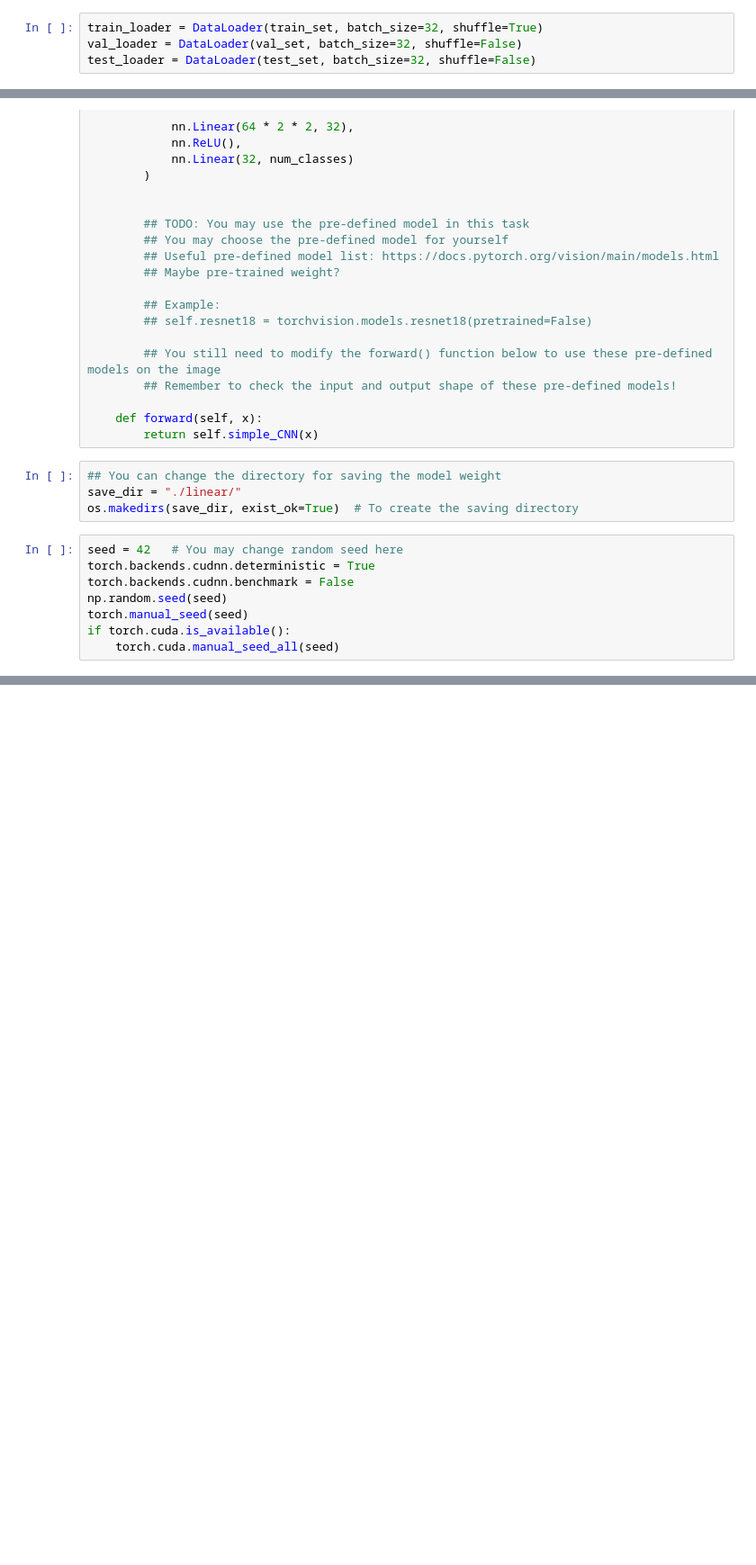
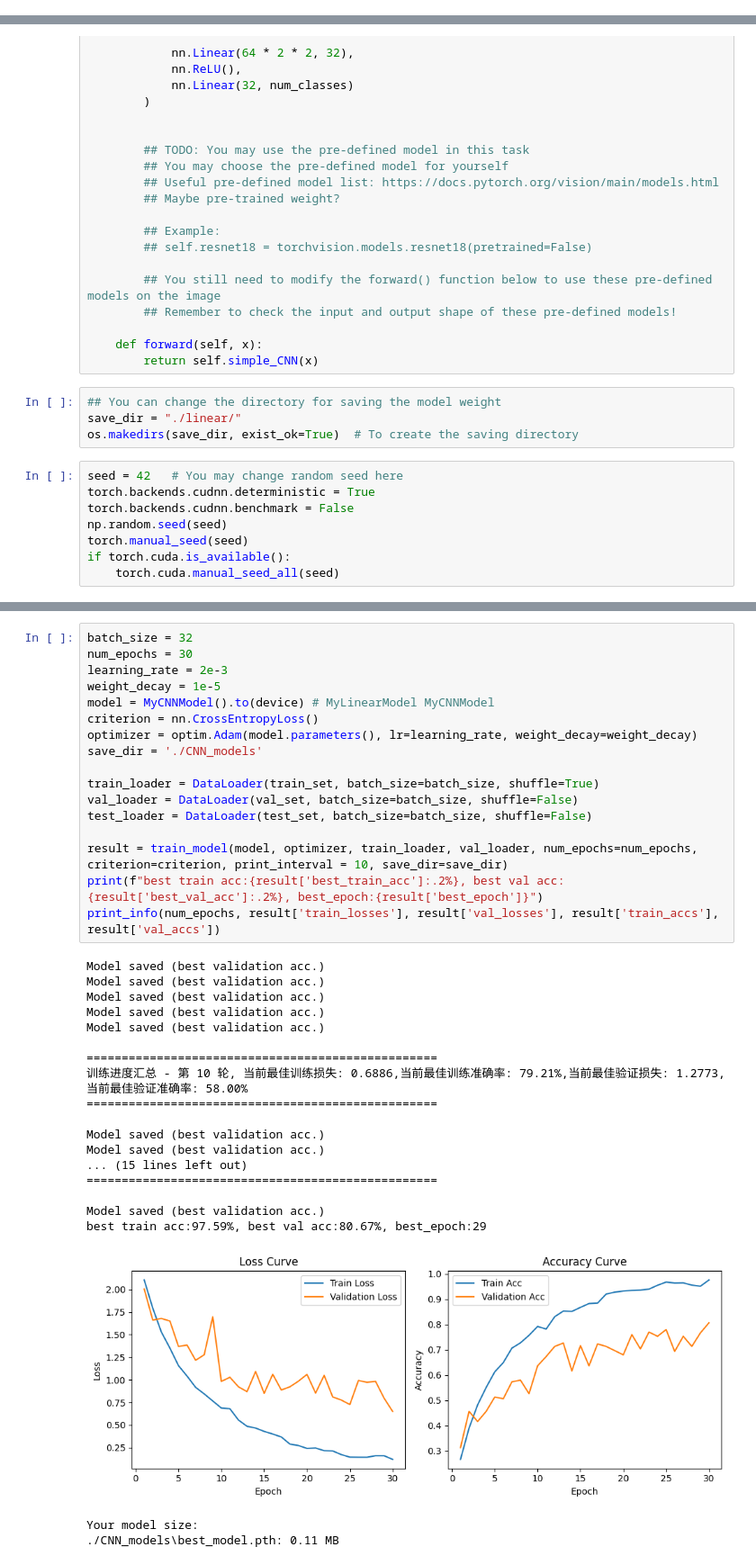
Before and after one commit to solomonjie/LLMLearning, a Jupyter notebook: GenAICourse/GenAI-ML-HW6.ipynb, the cells around one changed output, grey strips where cells are left out. Shown at 90% size. Drawn from its saved outputs; the diff is of its cells as text; blank space fills up the shorter version.

Commit message:
Add baseline traing code ,for now , already overfitting

```diff
--- a/GenAICourse/GenAI-ML-HW6.ipynb
+++ b/GenAICourse/GenAI-ML-HW6.ipynb
@@ -159,10 +162,6 @@ test_set = MyGOCharacterDataset(
     images_dir='./test',
     transform=test_transform
 )
-# %%
-train_loader = DataLoader(train_set, batch_size=32, shuffle=True)
-val_loader = DataLoader(val_set, batch_size=32, shuffle=False)
-test_loader = DataLoader(test_set, batch_size=32, shuffle=False)
 # %%
 class MyLinearModel(nn.Module):
     def __init__(self, num_classes=10):
@@ -238,0 +383,38 @@ if torch.cuda.is_available():
+# %%
+batch_size = 32
+num_epochs = 30
+learning_rate = 2e-3
+weight_decay = 1e-5
+model = MyCNNModel().to(device) # MyLinearModel MyCNNModel
+criterion = nn.CrossEntropyLoss()
+optimizer = optim.Adam(model.parameters(), lr=learning_rate, weight_decay=weight_decay)
+save_dir = './CNN_models'
+
+train_loader = DataLoader(train_set, batch_size=batch_size, shuffle=True)
+val_loader = DataLoader(val_set, batch_size=batch_size, shuffle=False)
+test_loader = DataLoader(test_set, batch_size=batch_size, shuffle=False)
+
+result = train_model(model, optimizer, train_loader, val_loader, num_epochs=num_epochs, criterion=criterion, print_interval = 10, save_dir=save_dir)
+print(f"best train acc:{result['best_train_acc']:.2%}, best val acc:{result['best_val_acc']:.2%}, best_epoch:{result['best_epoch']}")
+print_info(num_epochs, result['train_losses'], result['val_losses'], result['train_accs'], result['val_accs'])
+# %% [output]
+Model saved (best validation acc.)
+Model saved (best validation acc.)
+Model saved (best validation acc.)
+Model saved (best validation acc.)
+Model saved (best validation acc.)
+
+==================================================
+训练进度汇总 - 第 10 轮, 当前最佳训练损失: 0.6886,当前最佳训练准确率: 79.21%,当前最佳验证损失: 1.2773,当前最佳验证准确率: 58.00%
+==================================================
+
+Model saved (best validation acc.)
+Model saved (best validation acc.)
+... (15 lines left out)
+==================================================
+
+Model saved (best validation acc.)
+best train acc:97.59%, best val acc:80.67%, best_epoch:29
+[figure, added]
+Your model size:
+./CNN_models\best_model.pth: 0.11 MB
```
Also changed, not shown: parts of 9 cells of this notebook, 1 other file.
